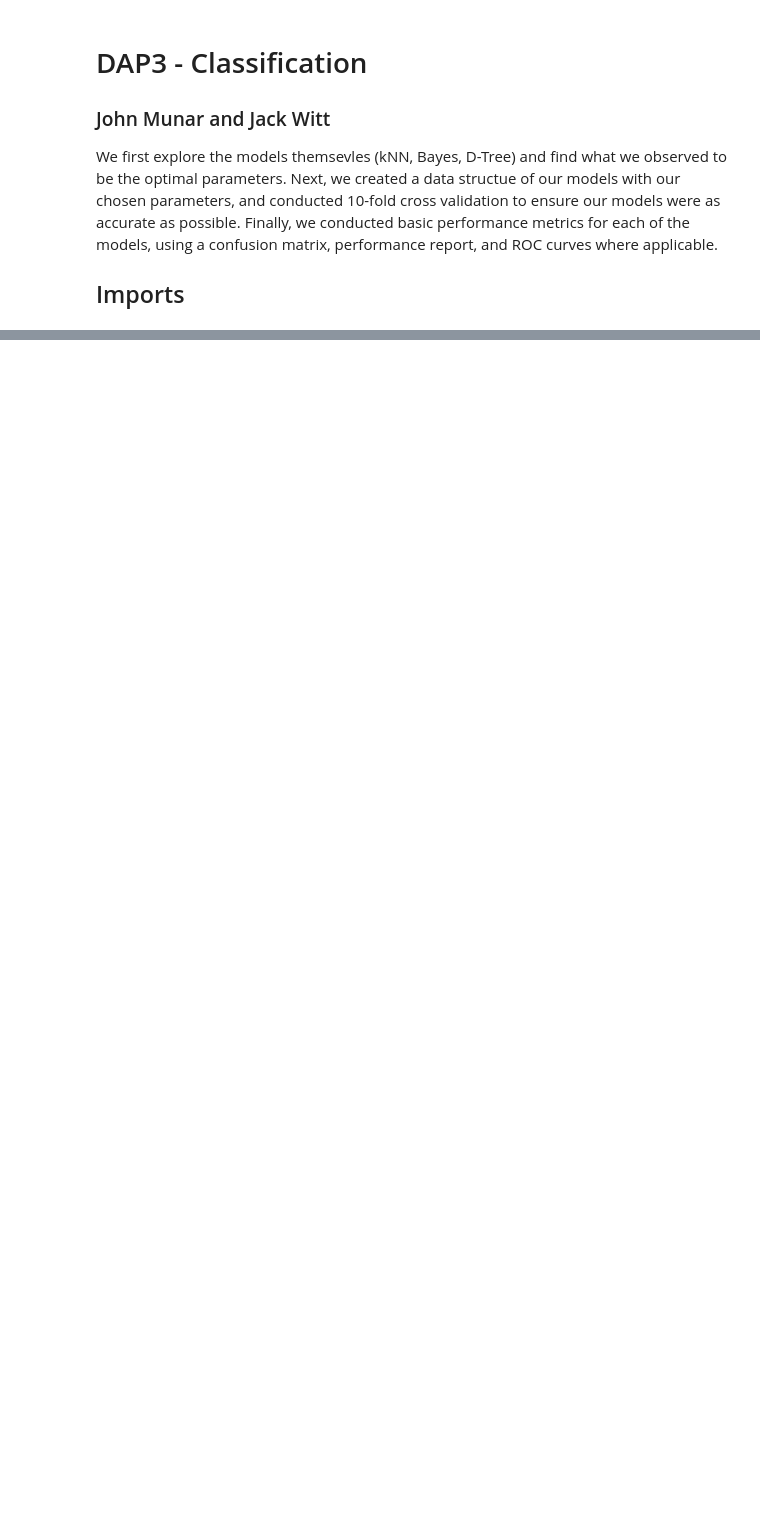
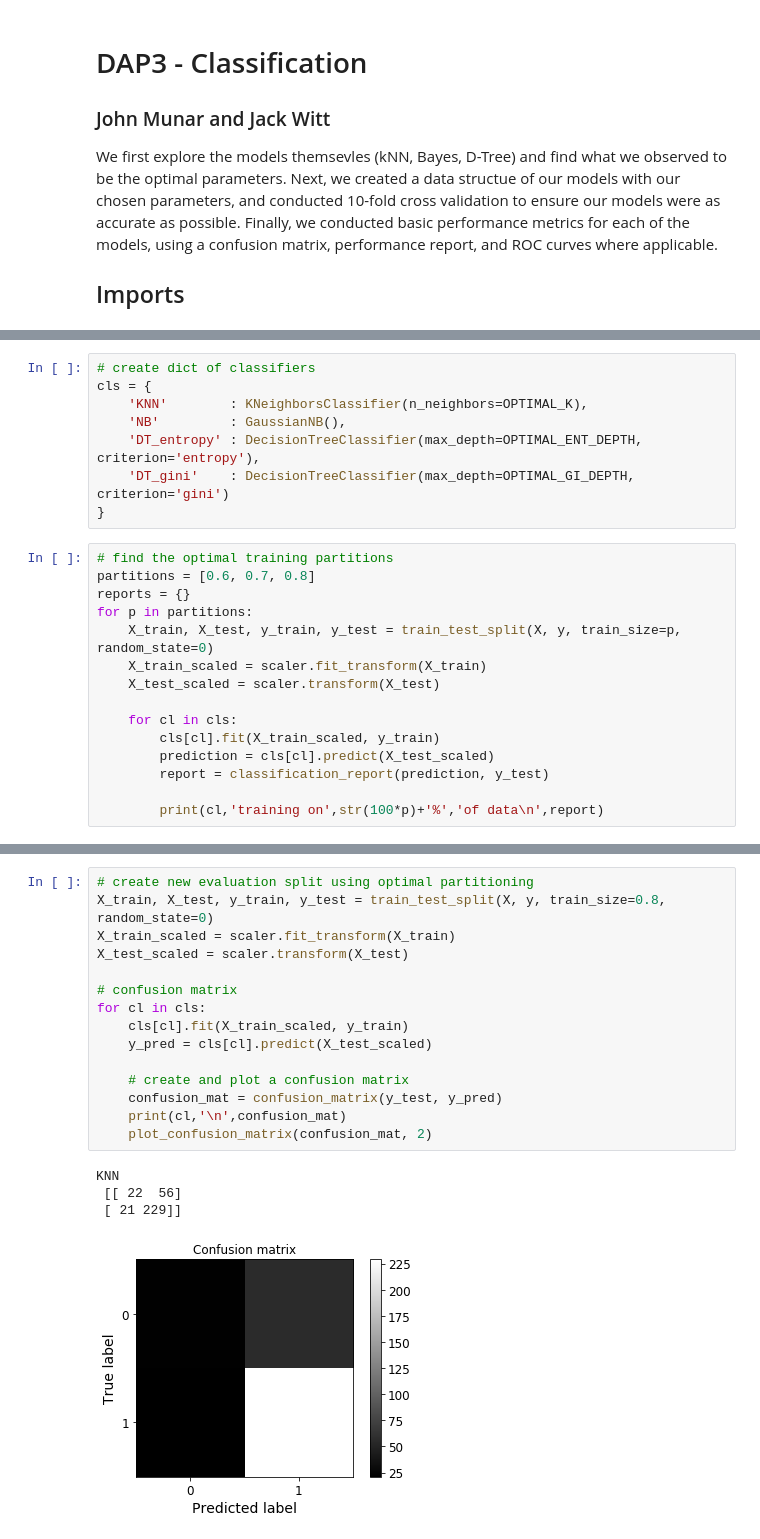
Before and after one commit to WafflesAreFriends/CPSC-4310-Stocks, a Jupyter notebook: DAP3/jteam_DAP3.ipynb, the cells around one changed output, grey strips where cells are left out. Saved outputs shown, nothing was run; the diff lists cells and outputs as text; blank space fills up the shorter version.

```diff
--- a/DAP3/jteam_DAP3.ipynb
+++ b/DAP3/jteam_DAP3.ipynb
@@ -542,0 +192,23 @@ In conclusion, we feel our models performed decently given the skew of the data.
+# %%
+# create dict of classifiers
+cls = {
+    'KNN'        : KNeighborsClassifier(n_neighbors=OPTIMAL_K),
+    'NB'         : GaussianNB(),
+    'DT_entropy' : DecisionTreeClassifier(max_depth=OPTIMAL_ENT_DEPTH, criterion='entropy'),
+    'DT_gini'    : DecisionTreeClassifier(max_depth=OPTIMAL_GI_DEPTH, criterion='gini')
+}
+# %%
+# find the optimal training partitions
+partitions = [0.6, 0.7, 0.8]
+reports = {}
+for p in partitions:
+    X_train, X_test, y_train, y_test = train_test_split(X, y, train_size=p, random_state=0)
+    X_train_scaled = scaler.fit_transform(X_train)
+    X_test_scaled = scaler.transform(X_test)
+
+    for cl in cls:
+        cls[cl].fit(X_train_scaled, y_train)
+        prediction = cls[cl].predict(X_test_scaled)
+        report = classification_report(prediction, y_test)
+
+        print(cl,'training on',str(100*p)+'%','of data\n',report)
@@ -542,0 +240,20 @@ In conclusion, we feel our models performed decently given the skew of the data.
+# %%
+# create new evaluation split using optimal partitioning
+X_train, X_test, y_train, y_test = train_test_split(X, y, train_size=0.8, random_state=0)
+X_train_scaled = scaler.fit_transform(X_train)
+X_test_scaled = scaler.transform(X_test)
+
+# confusion matrix
+for cl in cls:
+    cls[cl].fit(X_train_scaled, y_train)
+    y_pred = cls[cl].predict(X_test_scaled)
+
+    # create and plot a confusion matrix
+    confusion_mat = confusion_matrix(y_test, y_pred)
+    print(cl,'\n',confusion_mat)
+    plot_confusion_matrix(confusion_mat, 2)
+# %% [output]
+KNN
+ [[ 22  56]
+ [ 21 229]]
+[figure, added]
```
Also changed, not shown: parts of 55 cells of this notebook, 2 other files.
